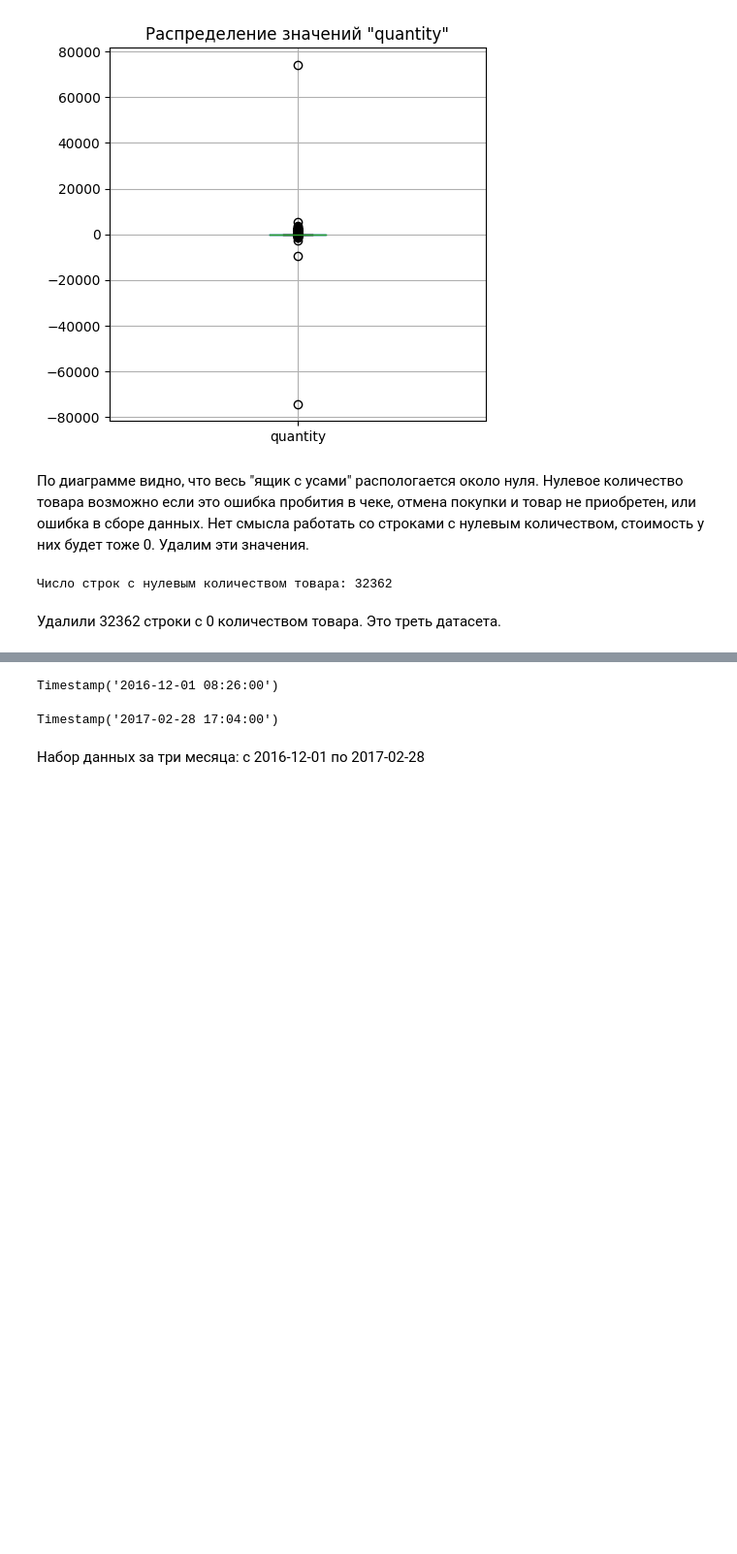
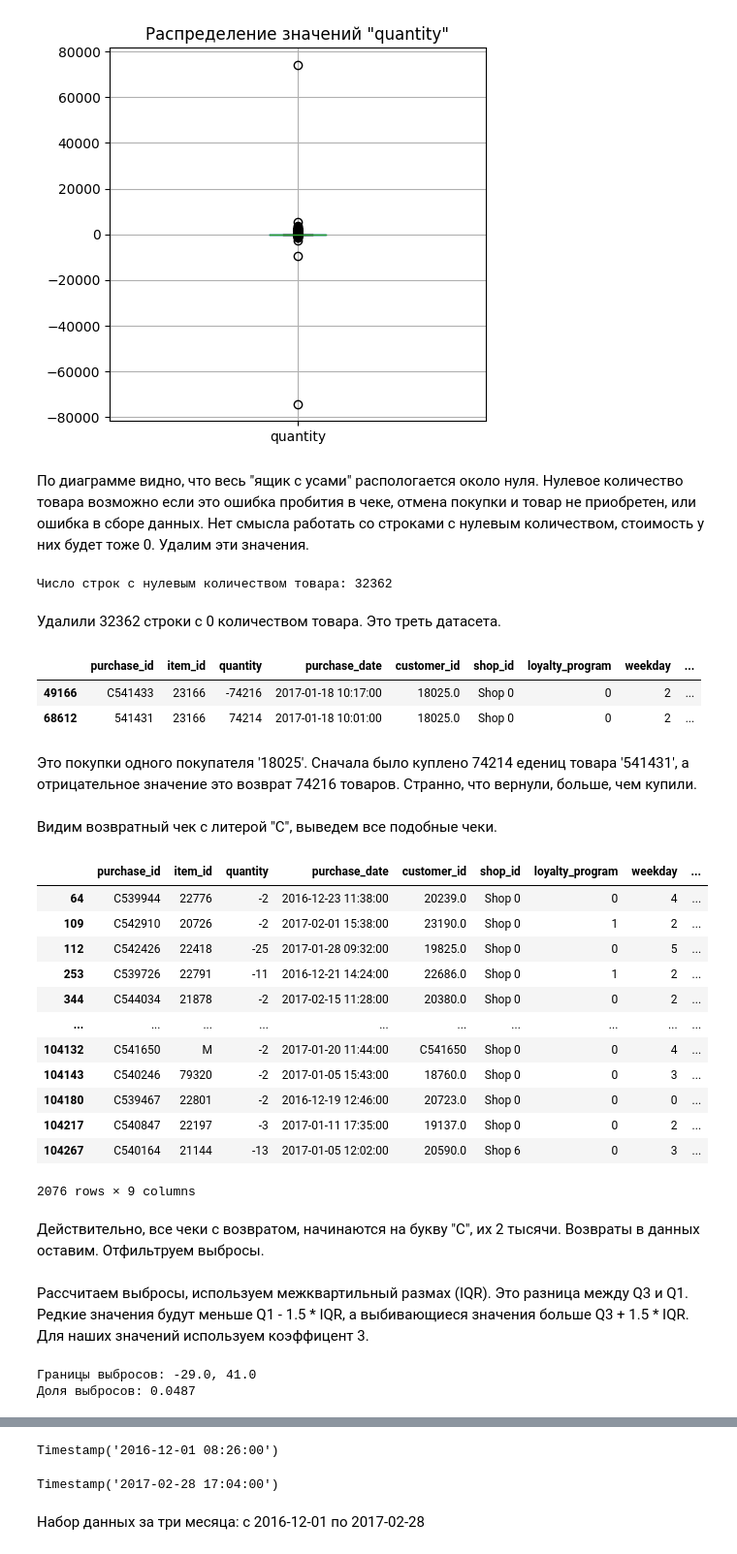
Before and after one commit to akirionenko/senior_progect, a Jupyter notebook: senior_project_1.ipynb, the cells around one changed output, grey strips where cells are left out. Shown at 97% size. Drawn from its saved outputs; the diff is of its cells as text; code cells hidden in the pictures; blank space fills up the shorter version.

```diff
--- a/senior_project_1.ipynb
+++ b/senior_project_1.ipynb
@@ -416,3 +416,53 @@ retail = retail.query('quantity != 0')
 Число строк с нулевым количеством товара: 32362
 # %% [markdown]
 Удалили 32362 строки с 0 количеством товара. Это треть датасета.
+# %%
+#посмотрим на строки с максиамальным и минимальным количесвом товаров
+quantity_max = retail['quantity'].max()
+quantity_min = retail['quantity'].min()
+retail.query('quantity == @quantity_max or quantity == @quantity_min')
+# %% [output]
+|  | purchase_id | item_id | quantity | purchase_date | customer_id | shop_id | loyalty_program | weekday | ... |
+| 49166 | C541433 | 23166 | -74216 | 2017-01-18 10:17:00 | 18025.0 | Shop 0 | 0 | 2 | ... |
+| 68612 | 541431 | 23166 | 74214 | 2017-01-18 10:01:00 | 18025.0 | Shop 0 | 0 | 2 | ... |
+# %% [markdown]
+Это покупки одного покупателя '18025'. Сначала было куплено 74214 едениц товара '541431', а отрицательное значение это возврат 74216 товаров. Странно, что вернули, больше, чем купили.
+# %% [markdown]
+Видим возвратный чек с литерой "С", выведем все подобные чеки.
+# %%
+#чеки с отрицательным количеством
+retail.query('quantity < 0')
+# %% [output]
+|  | purchase_id | item_id | quantity | purchase_date | customer_id | shop_id | loyalty_program | weekday | ... |
+| 64 | C539944 | 22776 | -2 | 2016-12-23 11:38:00 | 20239.0 | Shop 0 | 0 | 4 | ... |
+| 109 | C542910 | 20726 | -2 | 2017-02-01 15:38:00 | 23190.0 | Shop 0 | 1 | 2 | ... |
+| 112 | C542426 | 22418 | -25 | 2017-01-28 09:32:00 | 19825.0 | Shop 0 | 0 | 5 | ... |
+| 253 | C539726 | 22791 | -11 | 2016-12-21 14:24:00 | 22686.0 | Shop 0 | 1 | 2 | ... |
+| 344 | C544034 | 21878 | -2 | 2017-02-15 11:28:00 | 20380.0 | Shop 0 | 0 | 2 | ... |
+| ... | ... | ... | ... | ... | ... | ... | ... | ... | ... |
+| 104132 | C541650 | M | -2 | 2017-01-20 11:44:00 | C541650 | Shop 0 | 0 | 4 | ... |
+| 104143 | C540246 | 79320 | -2 | 2017-01-05 15:43:00 | 18760.0 | Shop 0 | 0 | 3 | ... |
+| 104180 | C539467 | 22801 | -2 | 2016-12-19 12:46:00 | 20723.0 | Shop 0 | 0 | 0 | ... |
+| 104217 | C540847 | 22197 | -3 | 2017-01-11 17:35:00 | 19137.0 | Shop 0 | 0 | 2 | ... |
+| 104267 | C540164 | 21144 | -13 | 2017-01-05 12:02:00 | 20590.0 | Shop 6 | 0 | 3 | ... |
+2076 rows × 9 columns
+# %% [markdown]
+Действительно, все чеки с возвратом, начинаются на букву "C", их 2 тысячи. Возвраты в данных оставим. Отфильтруем выбросы.
+# %% [markdown]
+Рассчитаем выбросы, используем межквартильный размах (IQR). Это разница между Q3 и Q1.\
+Редкие значения будут меньше Q1 - 1.5 * IQR, а выбивающиеся значения больше Q3 + 1.5 * IQR.\
+Для наших значений используем коэффицент 3.
+# %%
+q1 = retail['quantity'].quantile(0.25)
+q3 = retail['quantity'].quantile(0.75)
+iqr = q3 - q1
+# границы интервала наиболее вероятных значений
+lower_border = q1 - 3 * iqr
+upper_border = q3 + 3 * iqr
+# вывод границ и доли выбросов
+print(f'Границы выбросов: {lower_border}, {upper_border}')
+print('Доля выбросов:', round(
+    len(retail.query('quantity < @lower_border or quantity > @upper_border'))/len(retail), 4))
+# %% [output]
+Границы выбросов: -29.0, 41.0
+Доля выбросов: 0.0487
```
Also changed, not shown: parts of 3 cells of this notebook.
